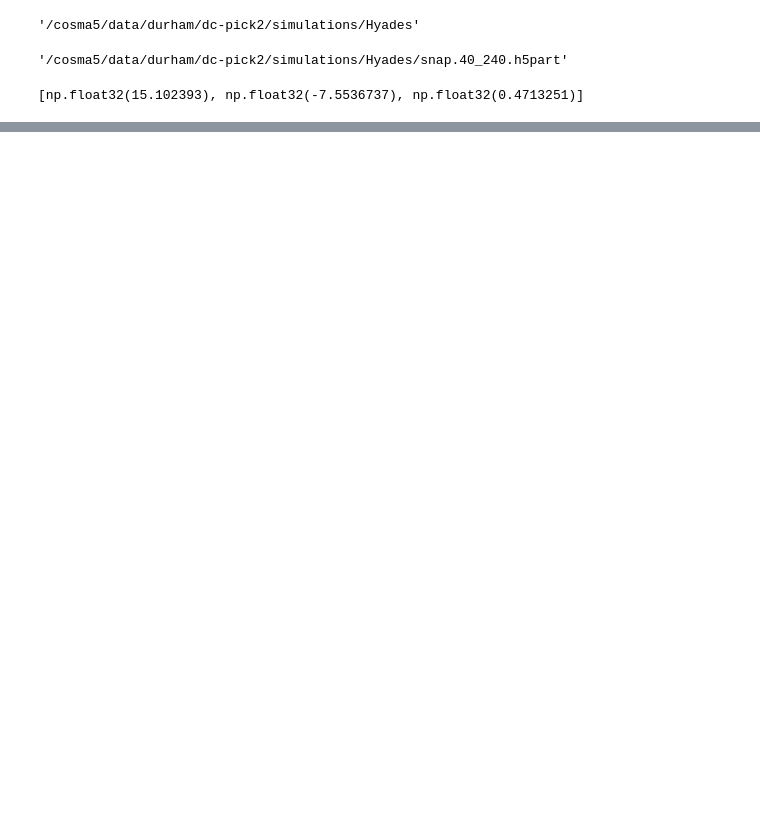
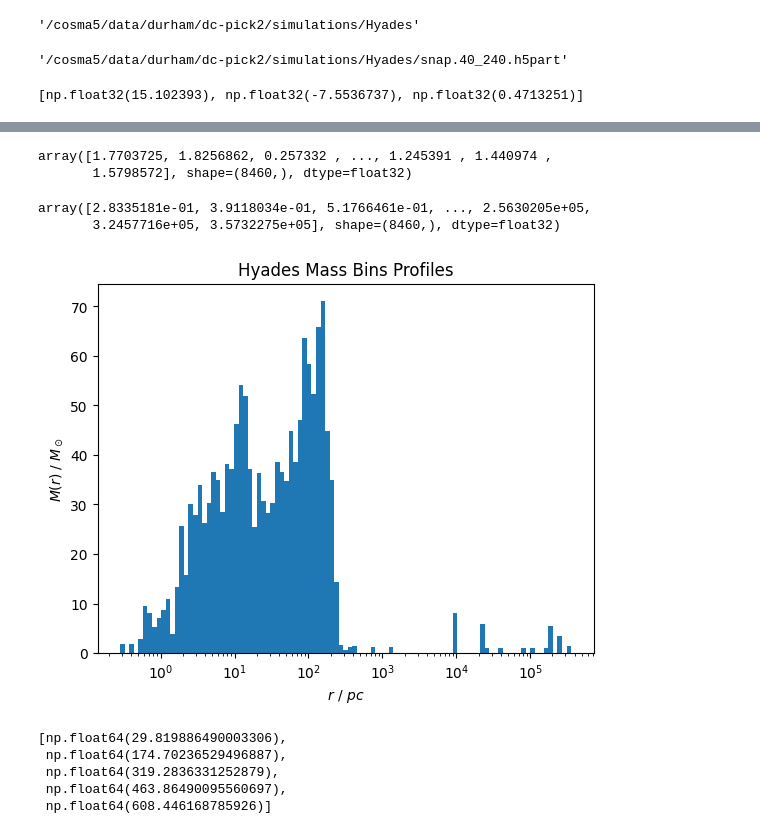
Before and after one commit to RSPicken2/stellar-streams, a Jupyter notebook: MassProfileAnalysis.ipynb, the cells around one changed output, grey strips where cells are left out. Cells and saved outputs as stored; diff of their text form; code cells hidden in the pictures; blank space fills up the shorter version.

```diff
--- a/MassProfileAnalysis.ipynb
+++ b/MassProfileAnalysis.ipynb
@@ -235,6 +269,6 @@ results.T[0]
 # %%
 def find_mass_profile(x, y, z, m):
-    com = get_com(x, y, z, m)
+    com = shrinking_sphere(x, y, z, m)
 
     radii = np.sqrt( (x - com[0])**2 + (y - com[1])**2 + (z - com[2])**2 )
 
@@ -248,6 +282,7 @@ fractions = np.asarray([0.75, 0.5, 0.25])
 radiis = []
 masses = []
 times = []
+sort_masses = []
 
 for snap in [0, 60, 120, 180, 240]:
     path = hyades + f'/snap.40_{snap}.h5part'
@@ -262,5 +297,41 @@ for snap in [0, 60, 120, 180, 240]:
 
         r_sort, m_sort, m_sums = find_mass_profile(x, y, z, m)
         masses.append(m_sums)
+        sort_masses.append(m_sort)
         radiis.append(r_sort)
         times.append(t)
+# %%
+sort_masses[-1]
+# %% [output]
+array([1.7703725, 1.8256862, 0.257332 , ..., 1.245391 , 1.440974 ,
+       1.5798572], shape=(8460,), dtype=float32)
+# %%
+radiis[-1]
+# %% [output]
+array([2.8335181e-01, 3.9118034e-01, 5.1766461e-01, ..., 2.5630205e+05,
+       3.2457716e+05, 3.5732275e+05], shape=(8460,), dtype=float32)
+# %%
+sort_r = radiis[-1]
+sort_m = sort_masses[-1]
+
+
+bins = np.logspace(np.log10(sort_r.min()), np.log10(sort_r.max()), 100)
+
+plt.hist(sort_r, weights=sort_m, bins=bins)
+plt.xscale('log')
+
+plt.xlabel(r'$r$ / $pc$')
+plt.ylabel(r'$M(r)$ / $M_\odot$')
+plt.title('Hyades Mass Bins Profiles')
+
+plt.show()
+# %% [output]
+[figure, added]
+# %%
+times
+# %% [output]
+[np.float64(29.819886490003306),
+ np.float64(174.70236529496887),
+ np.float64(319.2836331252879),
+ np.float64(463.86490095560697),
+ np.float64(608.446168785926)]
```
Also changed, not shown: parts of 10 cells of this notebook.
